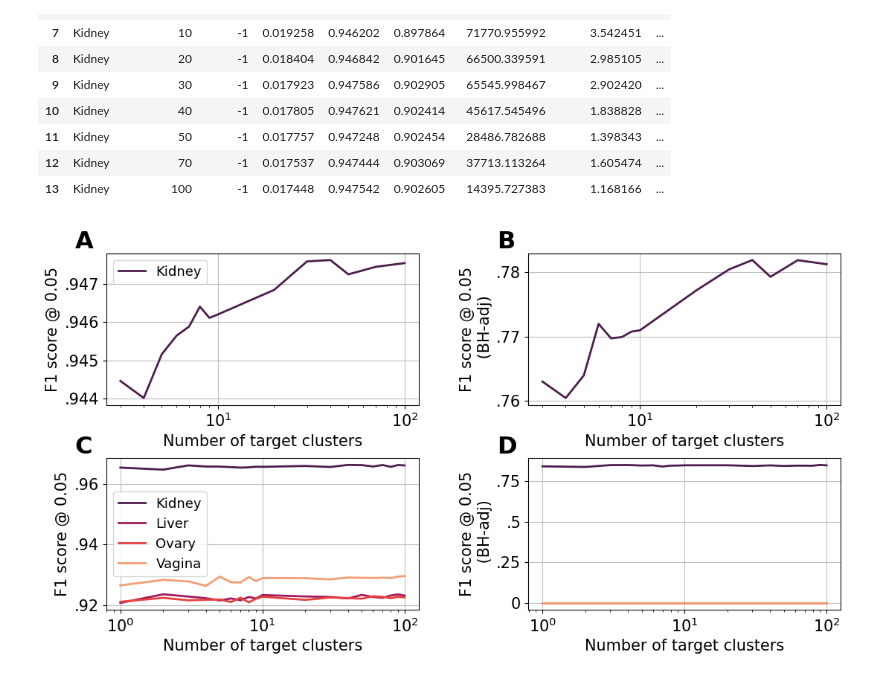
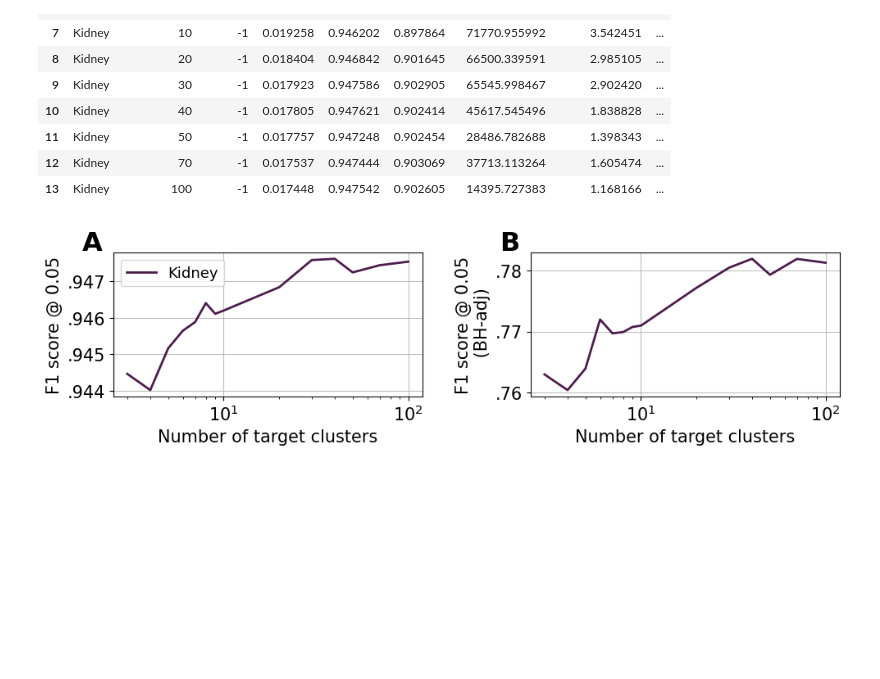
Before and after one commit to bionetslab/SignifiKANTE_Results, a Jupyter notebook: scripts/plotting/supp_plot_lasso_genie3.ipynb, the cells around one changed output. Saved outputs shown, nothing was run; the diff lists cells and outputs as text; code cells hidden in the pictures; blank space fills up the shorter version.

```diff
--- a/scripts/plotting/supp_plot_lasso_genie3.ipynb
+++ b/scripts/plotting/supp_plot_lasso_genie3.ipynb
@@ -41,8 +41,8 @@ genie_df
 | 13 | Kidney | 100 | -1 | 0.017448 | 0.947542 | 0.902605 | 14395.727383 | 1.168166 | ... |
 # %%
 # Create one large mosaic plot.
-fig, axs = plt.subplot_mosaic([['A', 'B'], ['C', 'D']])
-fig.set_size_inches(11, 6)
+fig, axs = plt.subplot_mosaic([['A', 'B']])
+fig.set_size_inches(10, 3)
 axs_list = list(axs.values())
 label_fontsize = 15
 
@@ -78,76 +78,33 @@ line2 = sns.lineplot(
     legend=False
 )
 #legend = axs['B'].legend(title=None, fontsize=label_fontsize)  # set font size for entries
 #legend.set_title(None)  # just to be explicit, removes title if Seaborn adds one
 
 axs['B'].set_xlabel('Number of target clusters', fontsize=label_fontsize)
 axs['B'].set_ylabel("F1 score @ 0.05\n (BH-adj)", fontsize=label_fontsize)
 axs['B'].tick_params(axis='x', labelsize=label_fontsize)
 axs['B'].tick_params(axis='y', labelsize=label_fontsize)
 formatter = FuncFormatter(format_ticks)
 # Apply to y-axis
 axs['B'].yaxis.set_major_formatter(formatter)
 axs['B'].grid(True, alpha=0.8)
 axs['B'].set_xscale('log')
 
-### LASSO regression.
-line1 = sns.lineplot(
-data=lasso_df,
-x='num_non_tfs',
-y='f1_005',
-ax=axs['C'],
-hue='tissue',
-palette=sns.color_palette("rocket", 4),
-linewidth=2.,
-legend=True
-)
-axs['C'].set_xlabel('Number of target clusters', fontsize=label_fontsize)
-axs['C'].set_ylabel("F1 score @ 0.05", fontsize=label_fontsize)
-axs['C'].tick_params(axis='x', labelsize=label_fontsize)
-axs['C'].tick_params(axis='y', labelsize=label_fontsize)
-formatter = FuncFormatter(format_ticks)
-axs['C'].yaxis.set_major_formatter(formatter)
-axs['C'].grid(True, alpha=0.8)
-axs['C'].set_xscale('log')
-legend = axs['C'].legend(title=None, fontsize=label_fontsize-2)  # set font size for entries
-axs['C'].set_xlabel('Number of target clusters', fontsize=label_fontsize)
-
-line2 = sns.lineplot(
-    data=lasso_bh_df,
-    x='num_non_tfs',
-    y='f1_005',
-    ax=axs['D'],
-    hue='tissue',
-    palette=sns.color_palette("rocket", 4)  ,
-    linewidth=2.,
-    legend=False
-)
-
-axs['D'].set_xlabel('Number of target clusters', fontsize=label_fontsize)
-axs['D'].set_ylabel("F1 score @ 0.05\n (BH-adj)", fontsize=label_fontsize)
-axs['D'].tick_params(axis='x', labelsize=label_fontsize)
-axs['D'].tick_params(axis='y', labelsize=label_fontsize)
-formatter = FuncFormatter(format_ticks)
-# Apply to y-axis
-axs['D'].yaxis.set_major_formatter(formatter)
-axs['D'].grid(True, alpha=0.8)
-axs['D'].set_xscale('log')
-
-labels = {'A': 'A', 'B': 'B', 'C': 'C', 'D': 'D'}
+labels = {'A': 'A', 'B': 'B'}
 
 for key, label in labels.items():
     ax = axs[key]
     ax.text(
         -0.1, 1.15, label,
         transform=ax.transAxes,
         fontsize=23,
         fontweight='bold',
         va='top',
         ha='left'
     )
 
 fig.tight_layout()
 fig.subplots_adjust(hspace=0.35, wspace=0.35)
-plt.savefig("supplement_genie3_lasso_approximation.pdf", format='pdf', bbox_inches='tight')
+plt.savefig("supplement_genie3_results.pdf", format='pdf', bbox_inches='tight')
 # %% [output]
-[figure, old version]
+[figure, new version]
```
Also changed, not shown: 15 other files.
